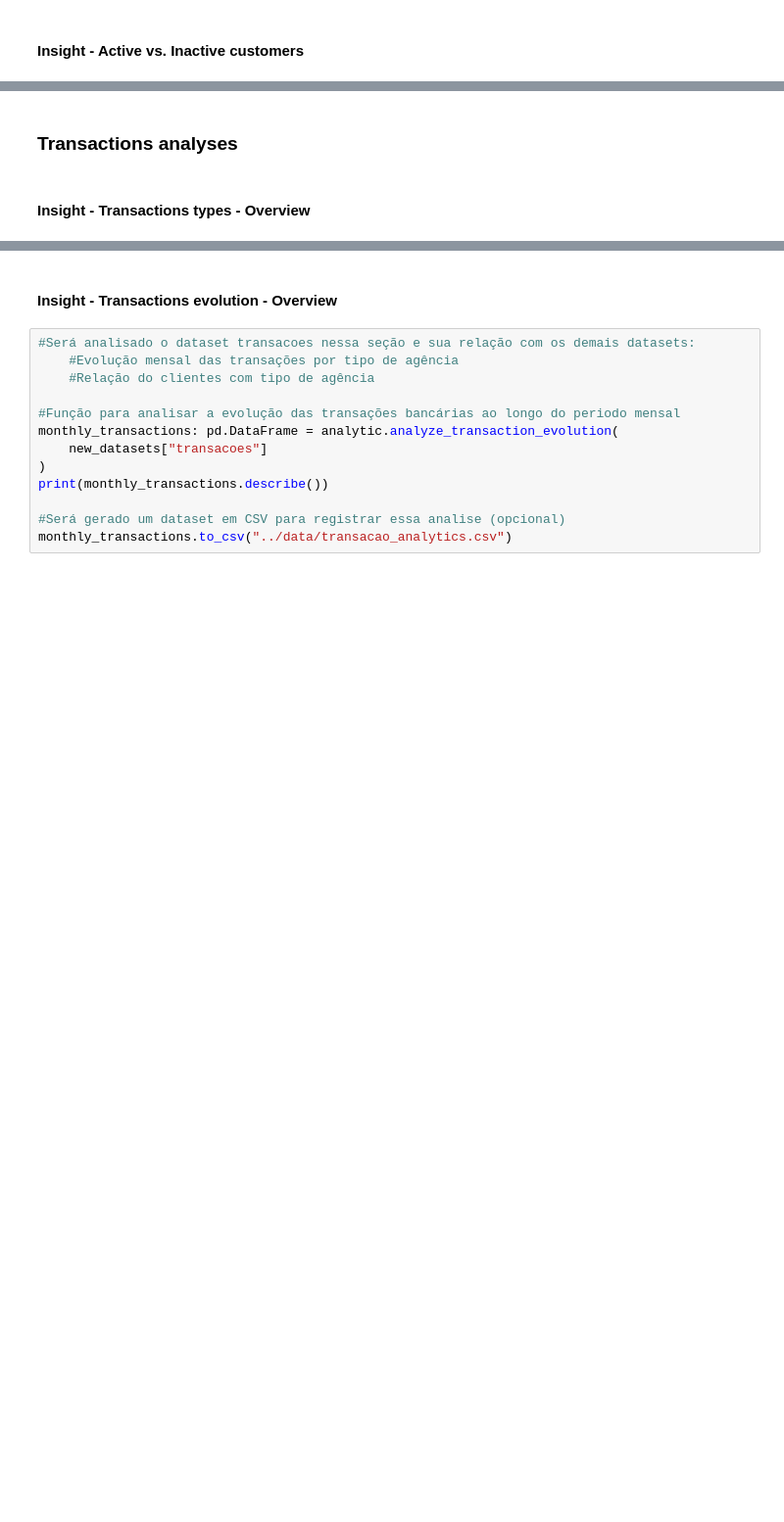
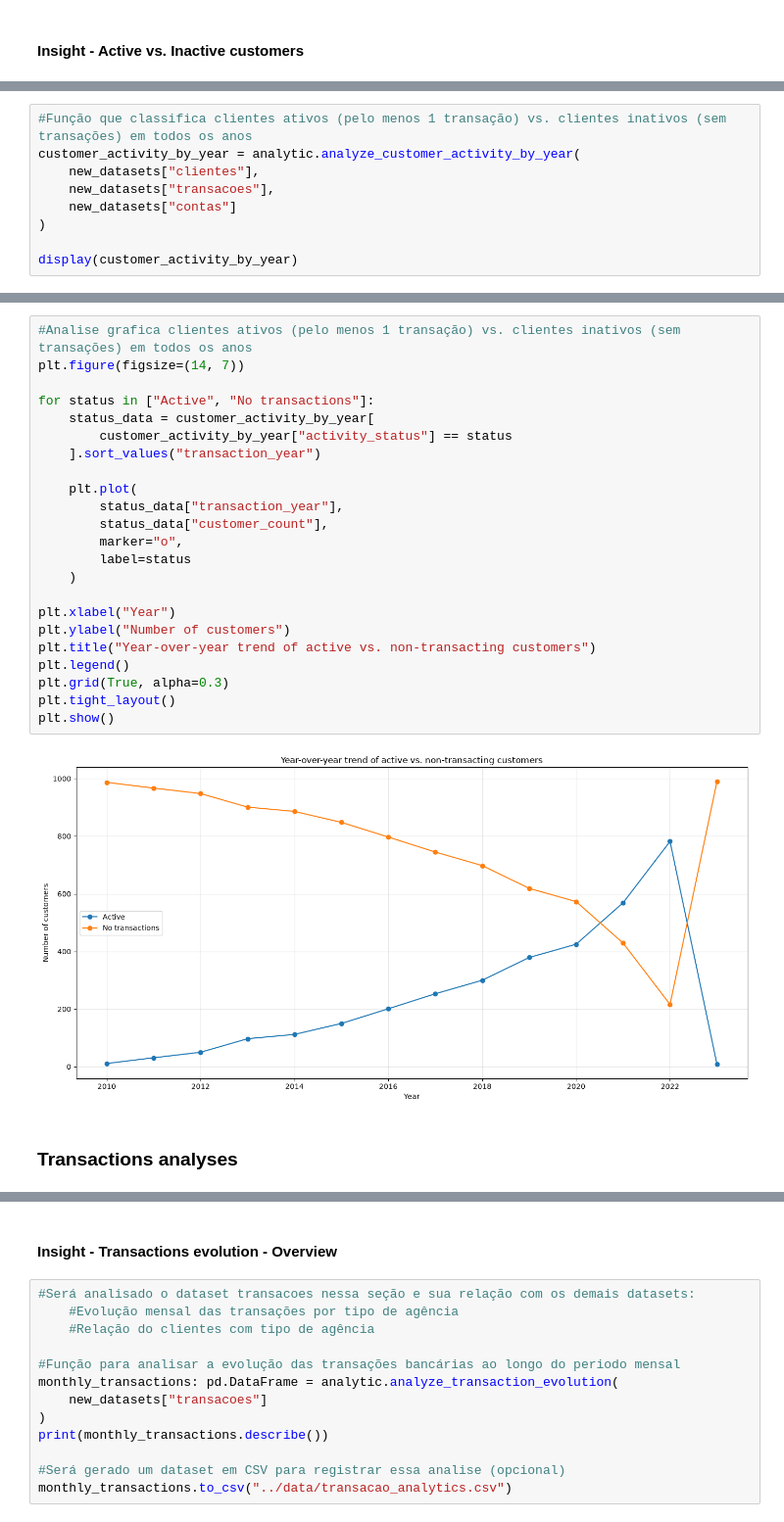
Before and after one commit to luiz-ed-ferreira/Project_BanvicDataAnalytics, a Jupyter notebook: notebooks/main_analyses.ipynb, the cells around one changed output, grey strips where cells are left out. Shown at 98% size. Cells and saved outputs as stored; diff of their text form; blank space fills up the shorter version.

Commit message:
Updated account activity analysis and visual documentation, including the new active-account image, main analysis notebook updates, and refinements to the analytics functions.

```diff
--- a/notebooks/main_analyses.ipynb
+++ b/notebooks/main_analyses.ipynb
@@ -683,0 +745,9 @@ No customer found for cod_cliente = 528
+# %%
+#Função que classifica clientes ativos (pelo menos 1 transação) vs. clientes inativos (sem transações) em todos os anos
+customer_activity_by_year = analytic.analyze_customer_activity_by_year(
+    new_datasets["clientes"],
+    new_datasets["transacoes"],
+    new_datasets["contas"]
+)
+
+display(customer_activity_by_year)
@@ -684,4 +772,27 @@ No customer found for cod_cliente = 528
+# %%
+#Analise grafica clientes ativos (pelo menos 1 transação) vs. clientes inativos (sem transações) em todos os anos
+plt.figure(figsize=(14, 7))
+
+for status in ["Active", "No transactions"]:
+    status_data = customer_activity_by_year[
+        customer_activity_by_year["activity_status"] == status
+    ].sort_values("transaction_year")
+
+    plt.plot(
+        status_data["transaction_year"],
+        status_data["customer_count"],
+        marker="o",
+        label=status
+    )
+
+plt.xlabel("Year")
+plt.ylabel("Number of customers")
+plt.title("Year-over-year trend of active vs. non-transacting customers")
+plt.legend()
+plt.grid(True, alpha=0.3)
+plt.tight_layout()
+plt.show()
+# %% [output]
+[figure, added]
 # %% [markdown]
 ### Transactions analyses
-# %% [markdown]
-#### Insight - Transactions types - Overview
```
Also changed, not shown: parts of 12 cells of this notebook, 2 other files.
